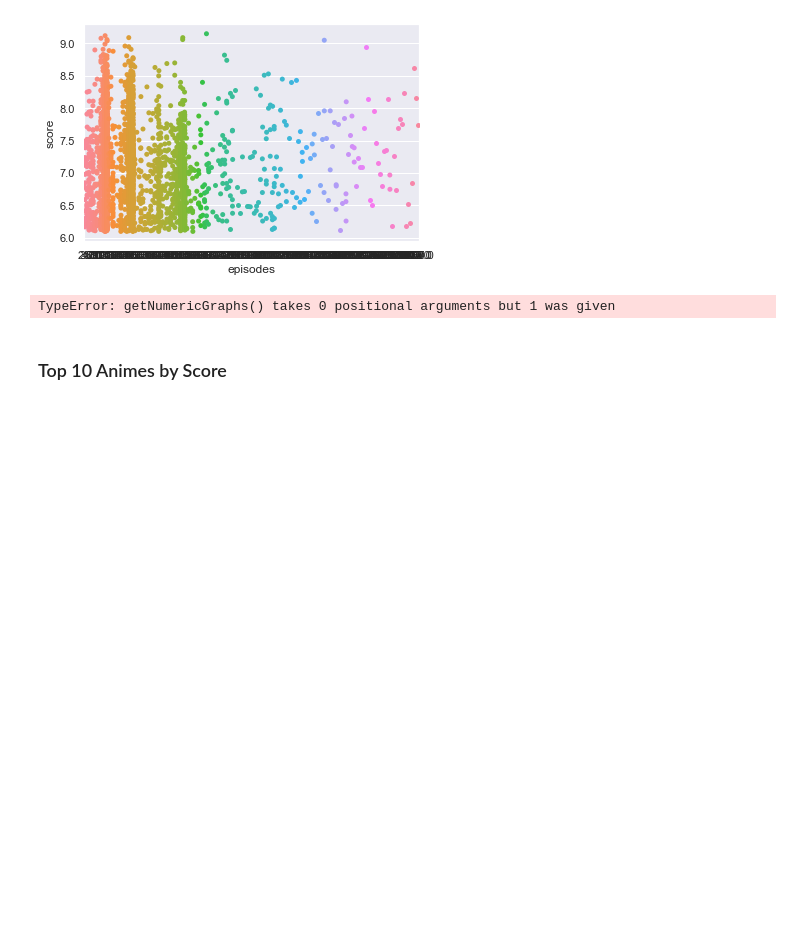
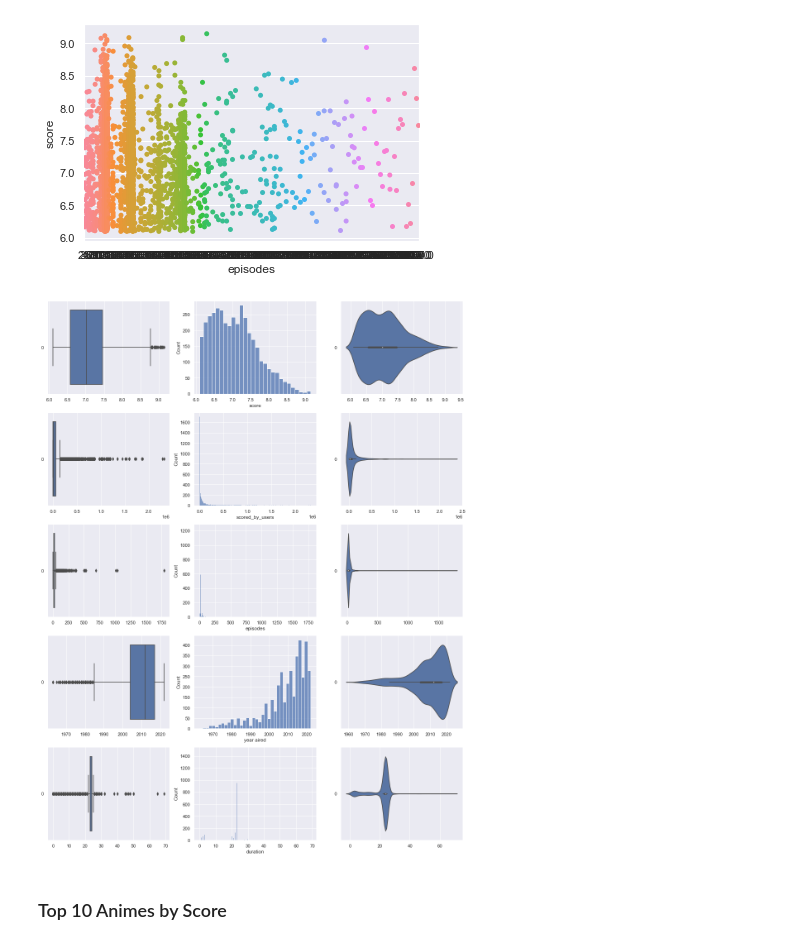
Before and after one commit to SohWeeKiat/DSAI_SC1015_Assignment, a Jupyter notebook: Exploratory Analysis/SC1015 Assignment.ipynb, the cells around one changed output. Saved outputs shown, nothing was run; the diff lists cells and outputs as text; code cells hidden in the pictures; blank space fills up the shorter version.

```diff
--- a/Exploratory Analysis/SC1015 Assignment.ipynb
+++ b/Exploratory Analysis/SC1015 Assignment.ipynb
@@ -106,9 +106,9 @@ sb.stripplot(x = 'episodes', y = 'score', data = data)
 <AxesSubplot:xlabel='episodes', ylabel='score'>
 [figure]
 # %%
-getNumericGraphs(data)
+getNumericGraphs()
 # %% [output]
-TypeError: getNumericGraphs() takes 0 positional arguments but 1 was given
+[figure, added]
 # %%
 getCorrMatrix()
 # %% [markdown]
```
Also changed, not shown: 1 other file.
